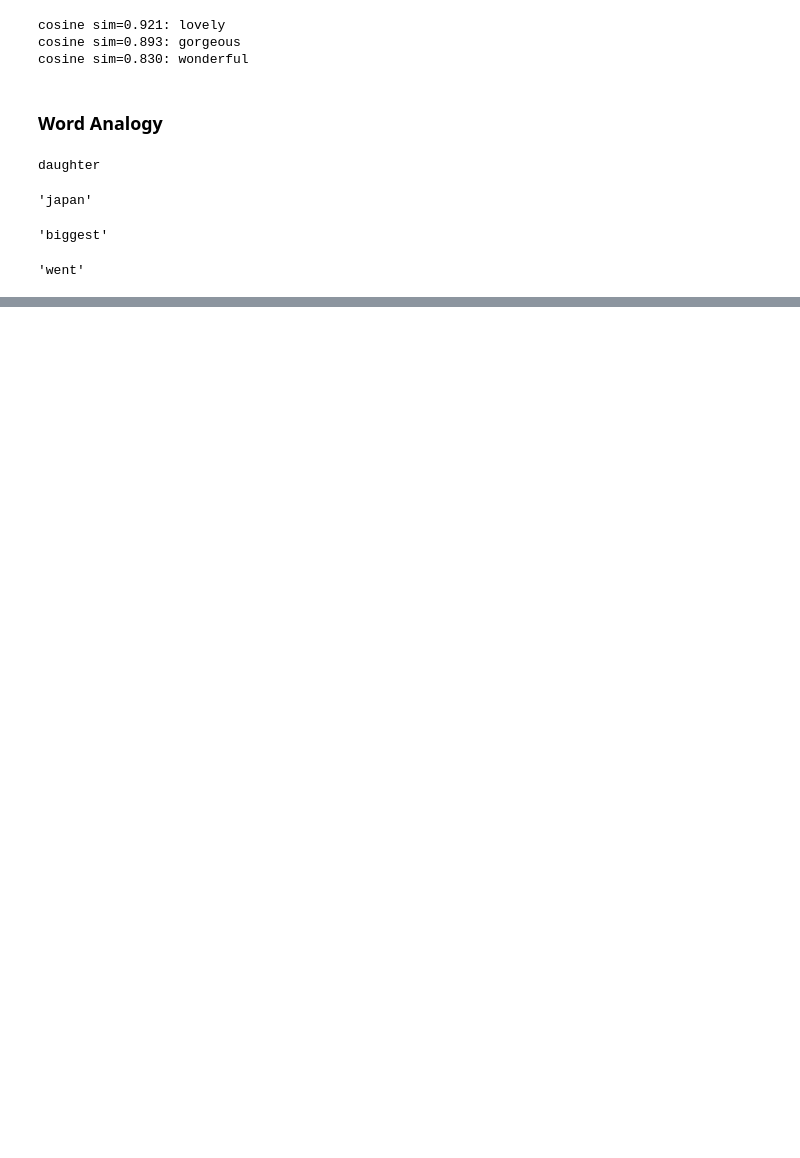
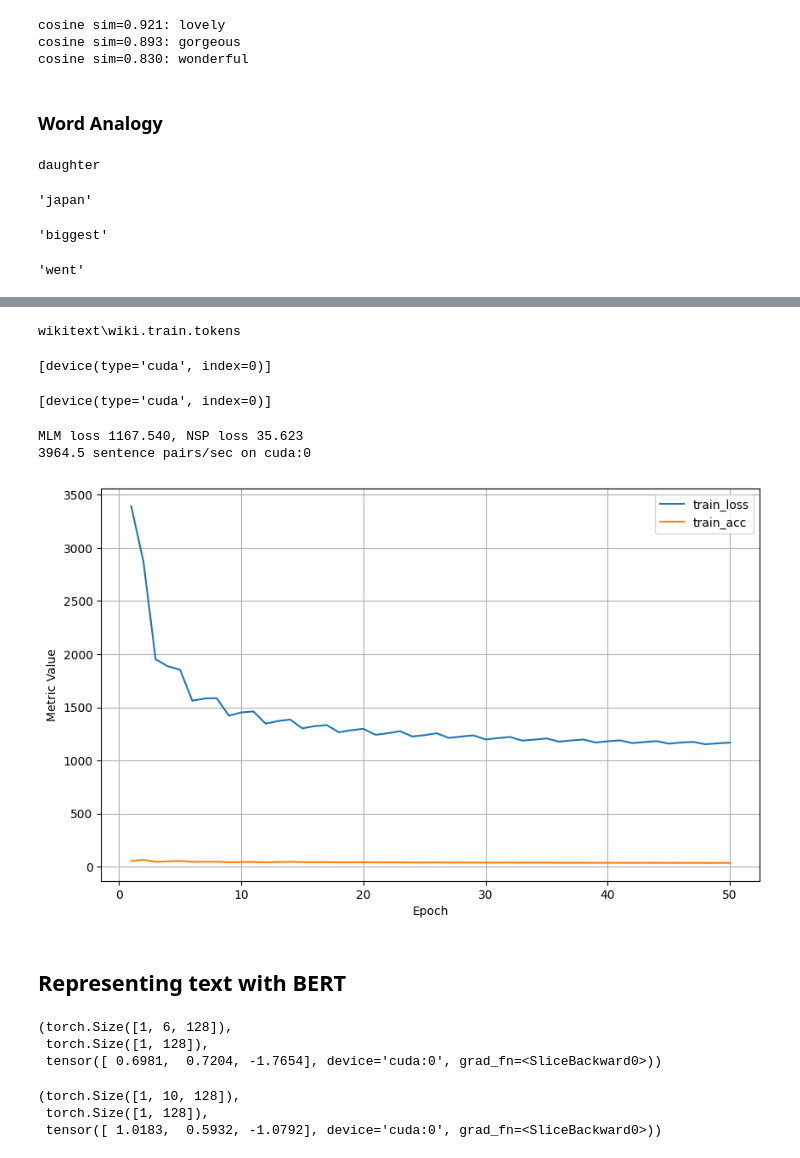
Before and after one commit to ishaanpaul98/Deep-Learning, a Jupyter notebook: Natural Language Processing/Pretraining/nlp.ipynb, the cells around one changed output, grey strips where cells are left out. Saved outputs shown, nothing was run; the diff lists cells and outputs as text; code cells hidden in the pictures; blank space fills up the shorter version.

```diff
--- a/Natural Language Processing/Pretraining/nlp.ipynb
+++ b/Natural Language Processing/Pretraining/nlp.ipynb
@@ -671,0 +1026,9 @@ get_analogy('do', 'did', 'go', glove_6b50d)
+# %%
+def load_data_wiki(batch_size, max_len):
+    """Load the WikiText-2 dataset."""
+    data_dir = "wikitext"
+    paragraphs = _read_wiki(data_dir)
+    train_set = _WikiTextDataset(paragraphs, max_len)
+    train_iter = torch.utils.data.DataLoader(train_set, batch_size,
+                                        shuffle=True)
+    return train_iter, train_set.vocab
@@ -671,0 +1054,39 @@ get_analogy('do', 'did', 'go', glove_6b50d)
+# %%
+def try_all_gpus():
+    devices = [torch.device(f'cuda:{i}')
+             for i in range(torch.cuda.device_count())]
+    return devices if devices else [torch.device('cpu')]
+# %%
+batch_size, max_len = 64, 64
+train_iter, vocab = load_data_wiki(batch_size, max_len)
+net = BERTModel(len(vocab), num_hiddens=128, ffn_num_hiddens=256, num_heads=2,
+                    num_blks=2, dropout=0.2)
+devices = try_all_gpus()
+loss = nn.CrossEntropyLoss(reduction='none')
+# %% [output]
+wikitext\wiki.train.tokens
+# %%
+devices
+# %% [output]
+[device(type='cuda', index=0)]
+# %%
+def _get_batch_loss_bert(net, loss, vocab_size, tokens_X,
+                         segments_X, valid_lens_x,
+                         pred_positions_X, mlm_weights_X,
+                         mlm_Y, nsp_y):
+    # Forward pass
+    _, mlm_Y_hat, nsp_Y_hat = net(tokens_X, segments_X,
+                                  valid_lens_x.reshape(-1).to(tokens_X.device),
+                                  pred_positions_X)
+    # Compute masked language model loss
+    mlm_l = loss(mlm_Y_hat.reshape(-1, vocab_size), mlm_Y.reshape(-1)) *\
+    mlm_weights_X.reshape(-1, 1)
+    mlm_l = mlm_l.sum() / (mlm_weights_X.sum() + 1e-8)
+    # Compute next sentence prediction loss
+    nsp_l = loss(nsp_Y_hat, nsp_y).sum()  # Sum to get scalar
+    l = mlm_l + nsp_l
+    return mlm_l, nsp_l, l
+# %%
+devices
+# %% [output]
+[device(type='cuda', index=0)]
@@ -671,0 +1178,8 @@ get_analogy('do', 'did', 'go', glove_6b50d)
+# %%
+train_bert(train_iter, net, loss, len(vocab), 50, devices)
+# %% [output]
+MLM loss 1167.540, NSP loss 35.623
+3964.5 sentence pairs/sec on cuda:0
+[figure, added]
+# %% [markdown]
+## Representing text with BERT
@@ -671,0 +1194,23 @@ get_analogy('do', 'did', 'go', glove_6b50d)
+# %%
+tokens_a = ['a', 'crane', 'is', 'flying']
+encoded_text = get_bert_encoding(net, tokens_a)
+# Tokens: '<cls>', 'a', 'crane', 'is', 'flying', '<sep>'
+encoded_text_cls = encoded_text[:, 0, :]
+encoded_text_crane = encoded_text[:, 2, :]
+encoded_text.shape, encoded_text_cls.shape, encoded_text_crane[0][:3]
+# %% [output]
+(torch.Size([1, 6, 128]),
+ torch.Size([1, 128]),
+ tensor([ 0.6981,  0.7204, -1.7654], device='cuda:0', grad_fn=<SliceBackward0>))
+# %%
+tokens_a, tokens_b = ['a', 'crane', 'driver', 'came'], ['he', 'just', 'left']
+encoded_pair = get_bert_encoding(net, tokens_a, tokens_b)
+# Tokens: '<cls>', 'a', 'crane', 'driver', 'came', '<sep>', 'he', 'just',
+# 'left', '<sep>'
+encoded_pair_cls = encoded_pair[:, 0, :]
+encoded_pair_crane = encoded_pair[:, 2, :]
+encoded_pair.shape, encoded_pair_cls.shape, encoded_pair_crane[0][:3]
+# %% [output]
+(torch.Size([1, 10, 128]),
+ torch.Size([1, 128]),
+ tensor([ 1.0183,  0.5932, -1.0792], device='cuda:0', grad_fn=<SliceBackward0>))
```
Also changed, not shown: parts of 39 cells of this notebook, 1 other file.
